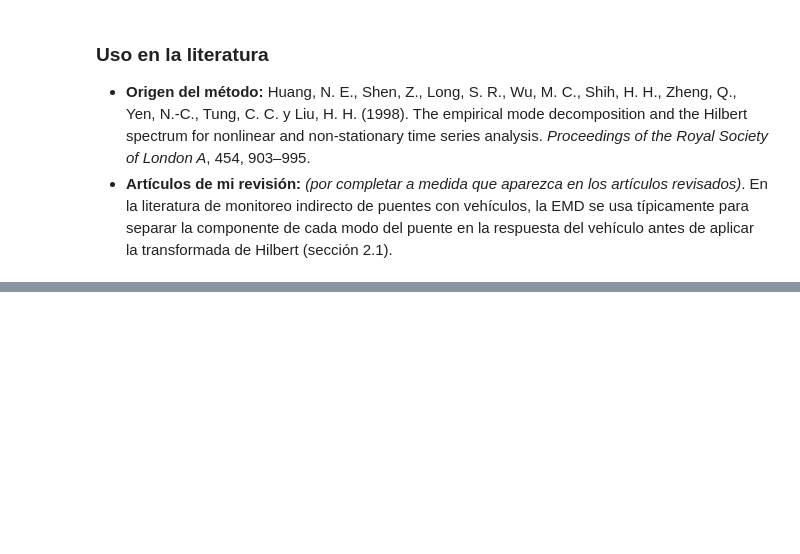
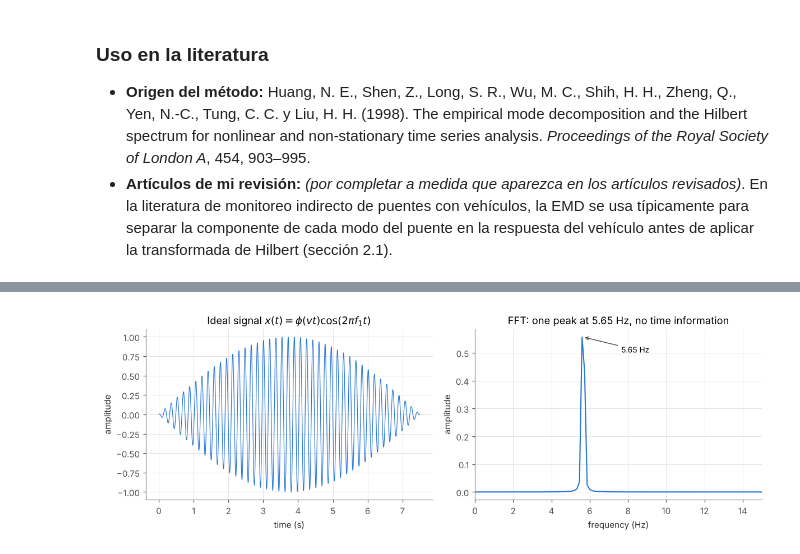
Before and after one commit to 25adiaz-apps/assignment-3-machine-learning, a Jupyter notebook: literature-review/metodos/metodos.ipynb, the cells around one changed output, grey strips where cells are left out. Cells and saved outputs as stored; diff of their text form; code cells hidden in the pictures; blank space fills up the shorter version.

```diff
--- a/literature-review/metodos/metodos.ipynb
+++ b/literature-review/metodos/metodos.ipynb
@@ -643,0 +471,23 @@ IMF dominant frequencies (Hz): [22.53  5.6   0.13  0.13  0.27]
+# %%
+t_ideal, pos_ideal, x_ideal, _ = crossing_signal()
+phi_1 = mode_shape(pos_ideal, 1)
+
+freqs_ideal, amp_ideal = spectrum(x_ideal, FS)
+
+fig, axes = plt.subplots(1, 2, figsize=(11, 3.8))
+axes[0].plot(t_ideal, x_ideal, color=COLOR_1, linewidth=0.8)
+axes[0].set_xlabel("time (s)")
+axes[0].set_ylabel("amplitude")
+axes[0].set_title("Ideal signal $x(t) = \\phi(vt)\\cos(2\\pi f_1 t)$")
+
+axes[1].plot(freqs_ideal, amp_ideal, color=COLOR_1)
+axes[1].set_xlim(0, 15)
+axes[1].set_xlabel("frequency (Hz)")
+axes[1].set_ylabel("amplitude")
+axes[1].set_title("FFT: one peak at 5.65 Hz, no time information")
+axes[1].annotate(f"{F1} Hz", xy=(F1, amp_ideal.max()), xytext=(F1 + 2, amp_ideal.max() * 0.9),
+                 arrowprops=dict(arrowstyle="->", color="#52514e"), fontsize=9)
+fig.tight_layout()
+plt.show()
+# %% [output]
+[figure, added]
```
Also changed, not shown: parts of 65 cells of this notebook, 2 other files.
